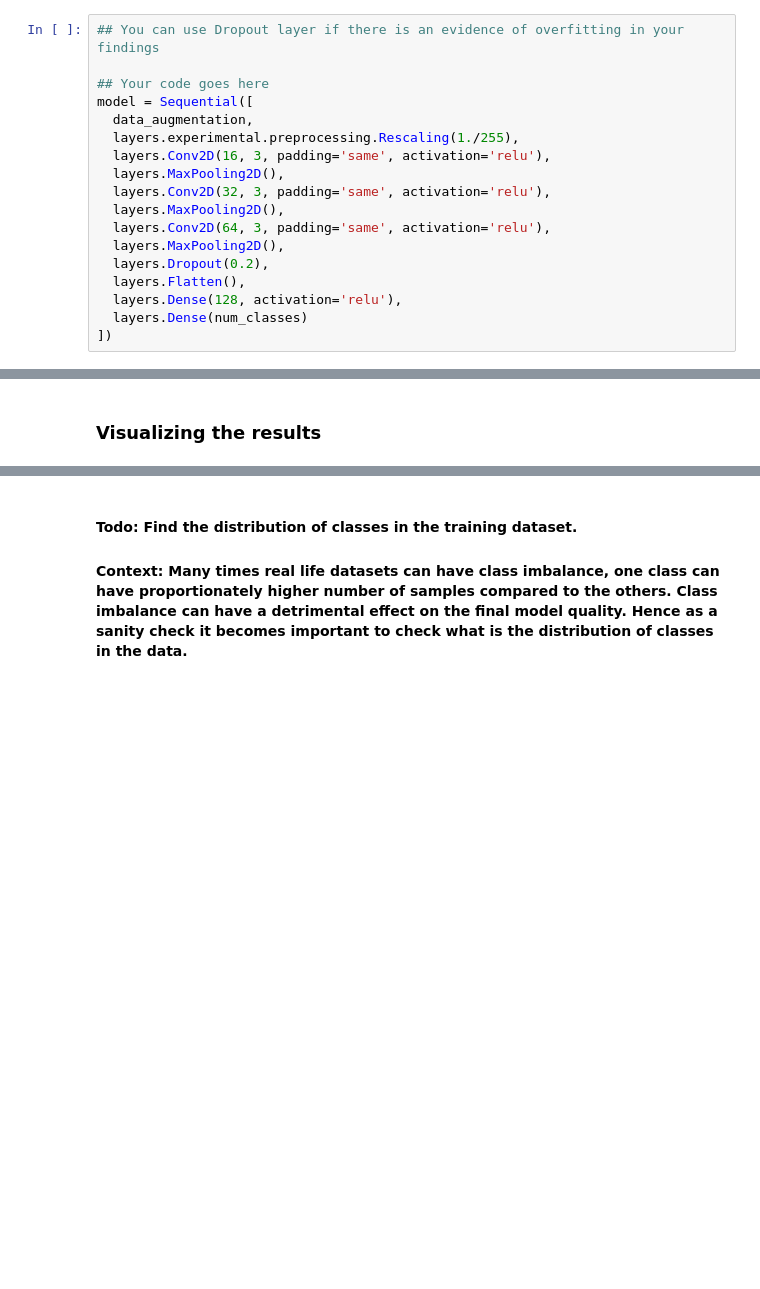
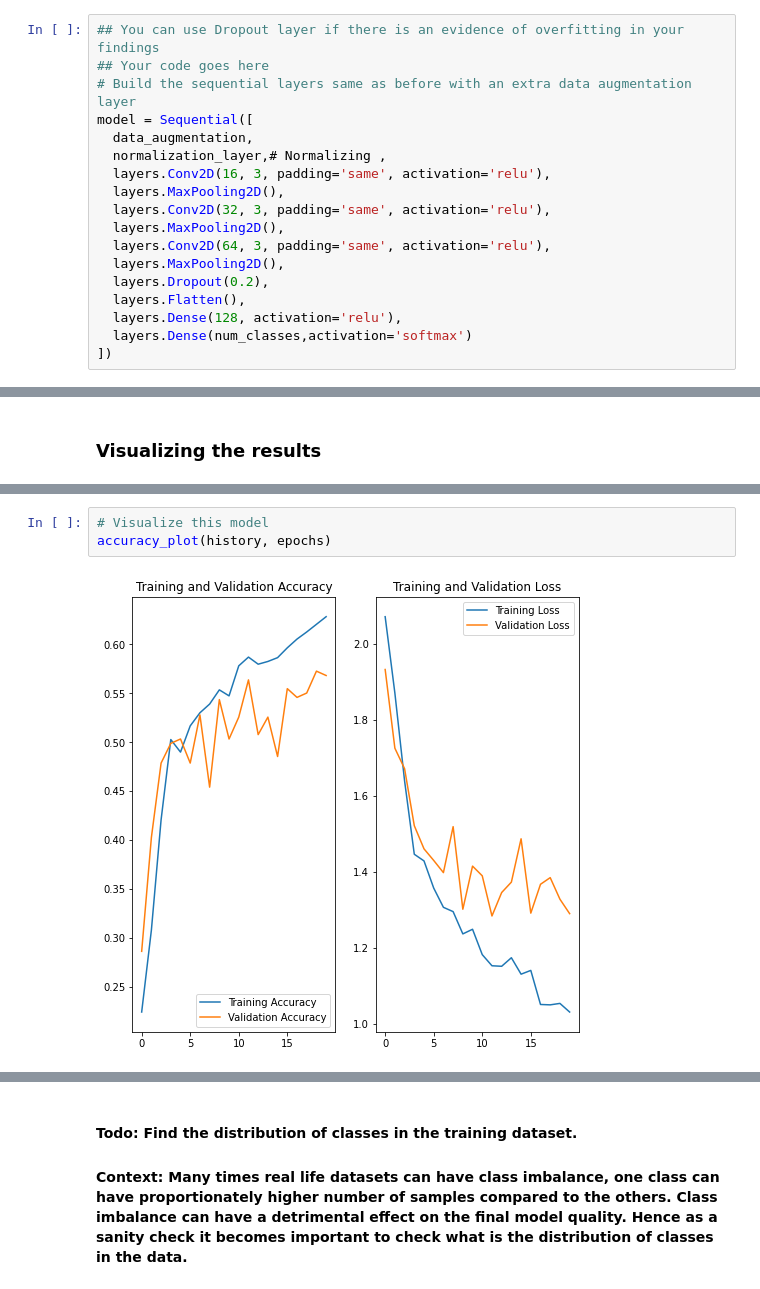
Before and after one commit to bappa-2000/cnn_assignment, a Jupyter notebook: CNN_Assignment.ipynb, the cells around one changed output, grey strips where cells are left out. Drawn from its saved outputs; the diff is of its cells as text; blank space fills up the shorter version.

```diff
--- a/CNN_Assignment.ipynb
+++ b/CNN_Assignment.ipynb
@@ -306,11 +336,11 @@ for images, _ in train_ds.take(1):
 ### Model 2
 # %%
 ## You can use Dropout layer if there is an evidence of overfitting in your findings
-
 ## Your code goes here
+# Build the sequential layers same as before with an extra data augmentation layer
 model = Sequential([
   data_augmentation,
-  layers.experimental.preprocessing.Rescaling(1./255),
+  normalization_layer,# Normalizing ,
   layers.Conv2D(16, 3, padding='same', activation='relu'),
   layers.MaxPooling2D(),
   layers.Conv2D(32, 3, padding='same', activation='relu'),
@@ -320,7 +350,7 @@ model = Sequential([
   layers.Dropout(0.2),
   layers.Flatten(),
   layers.Dense(128, activation='relu'),
-  layers.Dense(num_classes)
+  layers.Dense(num_classes,activation='softmax')
 ])
 # %% [markdown]
 ### Compiling the model
@@ -386,0 +394,5 @@ plt.show()
+# %%
+# Visualize this model
+accuracy_plot(history, epochs)
+# %% [output]
+[figure, added]
```
Also changed, not shown: parts of 37 cells of this notebook.
